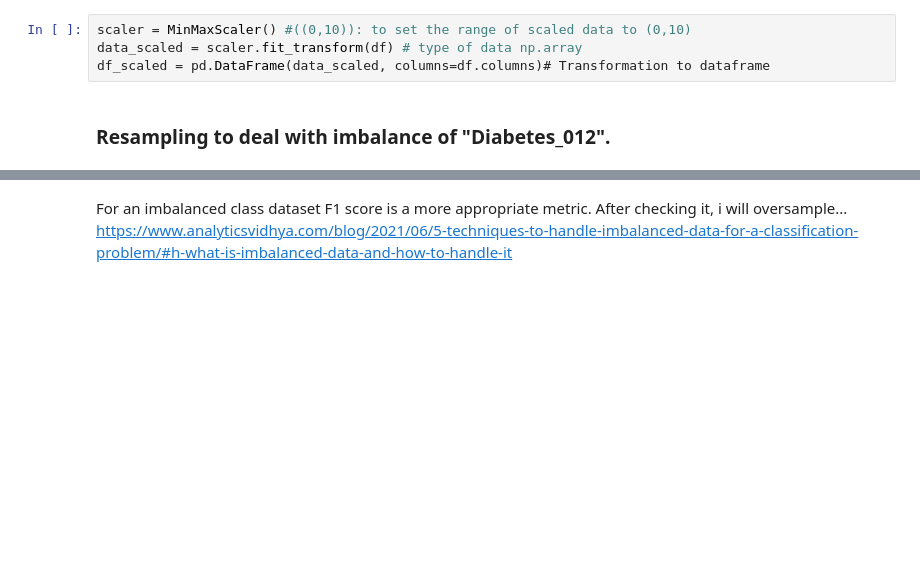
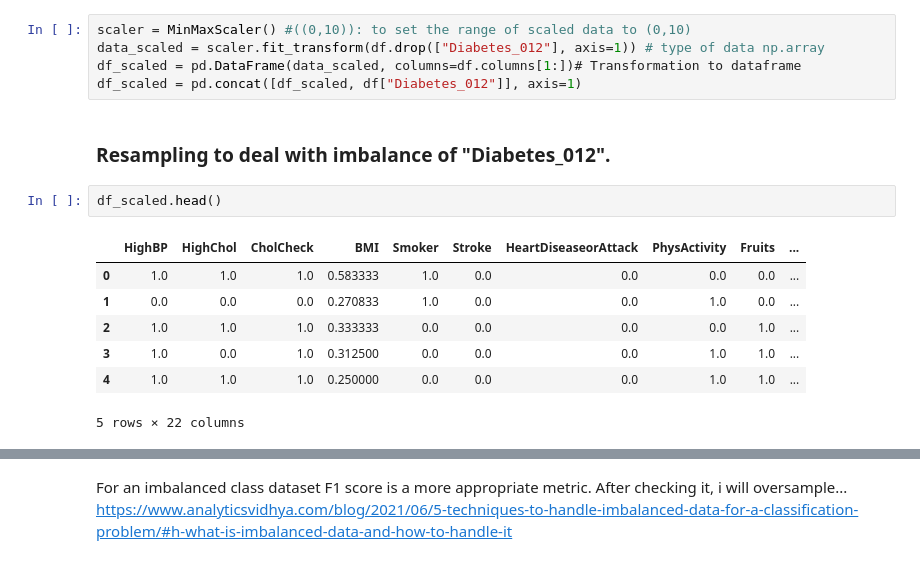
Before and after one commit to AliGarAlon/Diabetes_Project, a Jupyter notebook: diabetes_model.ipynb, the cells around one changed output, grey strips where cells are left out. Cells and saved outputs as stored; diff of their text form; blank space fills up the shorter version.

```diff
--- a/diabetes_model.ipynb
+++ b/diabetes_model.ipynb
@@ -638,9 +736,20 @@ See the caveats in the documentation: https://pandas.pydata.org/pandas-docs/stab
 Because various models will be tested, including distanced-based algorithms, a scaled version of the dataset will be created.
 # %%
 scaler = MinMaxScaler() #((0,10)): to set the range of scaled data to (0,10)
-data_scaled = scaler.fit_transform(df) # type of data np.array
-df_scaled = pd.DataFrame(data_scaled, columns=df.columns)# Transformation to dataframe
+data_scaled = scaler.fit_transform(df.drop(["Diabetes_012"], axis=1)) # type of data np.array
+df_scaled = pd.DataFrame(data_scaled, columns=df.columns[1:])# Transformation to dataframe
+df_scaled = pd.concat([df_scaled, df["Diabetes_012"]], axis=1)
 # %% [markdown]
 ### Resampling to deal with imbalance of "Diabetes_012".
+# %%
+df_scaled.head()
+# %% [output]
+|  | HighBP | HighChol | CholCheck | BMI | Smoker | Stroke | HeartDiseaseorAttack | PhysActivity | Fruits | ... |
+| 0 | 1.0 | 1.0 | 1.0 | 0.583333 | 1.0 | 0.0 | 0.0 | 0.0 | 0.0 | ... |
+| 1 | 0.0 | 0.0 | 0.0 | 0.270833 | 1.0 | 0.0 | 0.0 | 1.0 | 0.0 | ... |
+| 2 | 1.0 | 1.0 | 1.0 | 0.333333 | 0.0 | 0.0 | 0.0 | 0.0 | 1.0 | ... |
+| 3 | 1.0 | 0.0 | 1.0 | 0.312500 | 0.0 | 0.0 | 0.0 | 1.0 | 1.0 | ... |
+| 4 | 1.0 | 1.0 | 1.0 | 0.250000 | 0.0 | 0.0 | 0.0 | 1.0 | 1.0 | ... |
+5 rows × 22 columns
 # %%
 labels = ["No diabetes", "Diabetes", "Pre-diabetes"]
```
Also changed, not shown: parts of 17 cells of this notebook.
